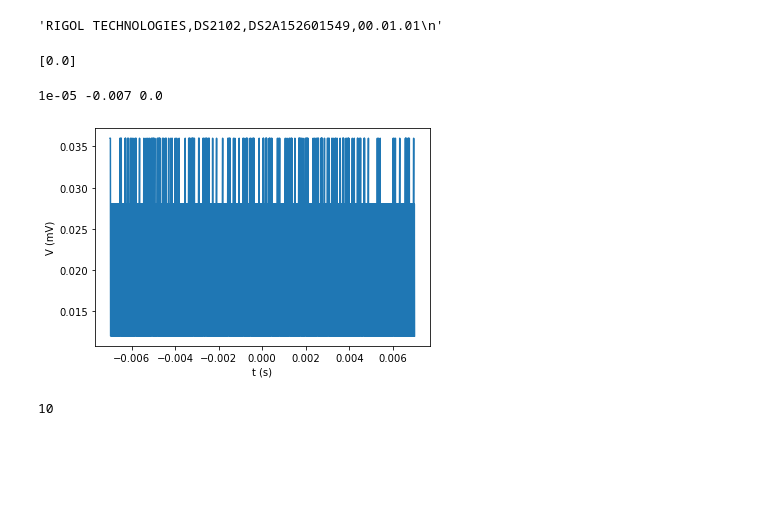
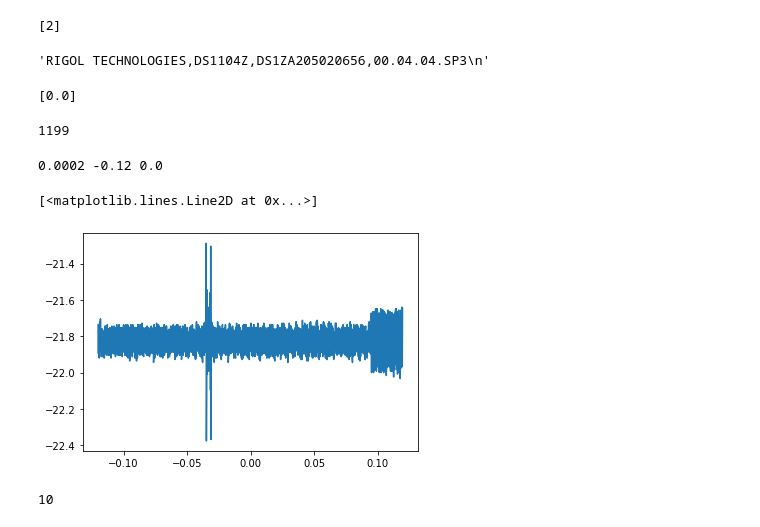
Before and after one commit to aviplane/scope_interface, a Jupyter notebook: Untitled.ipynb, the cells around one changed output. Saved outputs shown, nothing was run; the diff lists cells and outputs as text; code cells hidden in the pictures; blank space fills up the shorter version.

```diff
--- a/Untitled.ipynb
+++ b/Untitled.ipynb
@@ -9,10 +15,16 @@ print(res)
+# %%
+inst_id = "DS1ZA205020656"
+index = [i for i in range(len(res)) if inst_id in res[i]]
+print(index)
+# %% [output]
+[2]
 # %%
 
-inst = rm.open_resource(res[0])
+inst = rm.open_resource(res[index[0]])
 # %%
 inst.query("*IDN?")
 # %% [output]
-'RIGOL TECHNOLOGIES,DS2102,DS2A152601549,00.01.01\n'
+'RIGOL TECHNOLOGIES,DS1104Z,DS1ZA205020656,00.04.04.SP3\n'
 # %%
 t_scale = inst.query_ascii_values(":TIM:SCAL?")
 v_scale = inst.query_ascii_values(":CHAN1:SCAL?")
@@ -25,7 +37,7 @@ inst.query_ascii_values(":TIM:OFFS?")
 import matplotlib.pyplot as plt
 import numpy as np
 
-inst.write(":TIM:SCAL 0.001")
+inst.write(":TIM:SCAL 0.02")
 inst.write(":TIM:OFFS 0")
 
 time.sleep(1)
@@ -39,24 +51,22 @@ for i in range(1):
     inst.write(":WAV:DATA?")
     data = inst.read_raw()
     wvf_format, wvf_type, wvf_points, count, xinc, xorigin, xref, yinc, yorigin, yref = inst.query_ascii_values(":WAV:PRE?")
-    data = np.frombuffer(data, dtype = "uint8",offset = 12)
-    fig, ax = plt.subplots()
-    print(xinc, xorigin, xref)
-    t = np.arange(0, -wvf_points * xinc, -xinc) - xorigin
-    ax.plot(t, (data - yref) * yinc - yorigin)
-    ax.set_xlabel("t (s)")
-    ax.set_ylabel("V (mV)")
+    data = np.frombuffer(data, dtype = "uint8",offset = 12)[:-1]
+    print(len(data))
     inst.write(":RUN")
-    time.sleep(1)
 # %% [output]
-1e-05 -0.007 0.0
+1199
-[figure, removed]
 # %%
 
 fig, ax = plt.subplots()
 print(xinc, xorigin, xref)
 t = np.arange(0, wvf_points * xinc, xinc) + xorigin
+t = t[:-1]
 ax.plot(t, (data - yref) * yinc - yorigin)
+# %% [output]
+0.0002 -0.12 0.0
+[<matplotlib.lines.Line2D at 0x...>]
+[figure, added]
 # %%
 len(np.arange(0, 0.1 * 10, 0.1))
 # %% [output]
```
Also changed, not shown: parts of 2 cells of this notebook, 2 other files.
